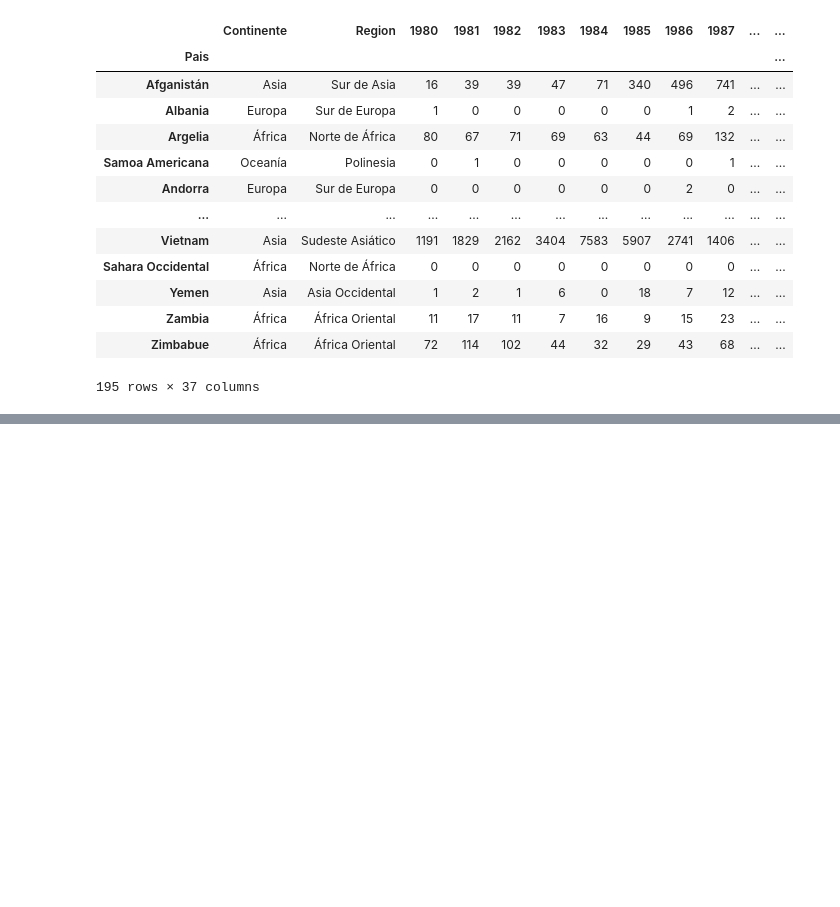
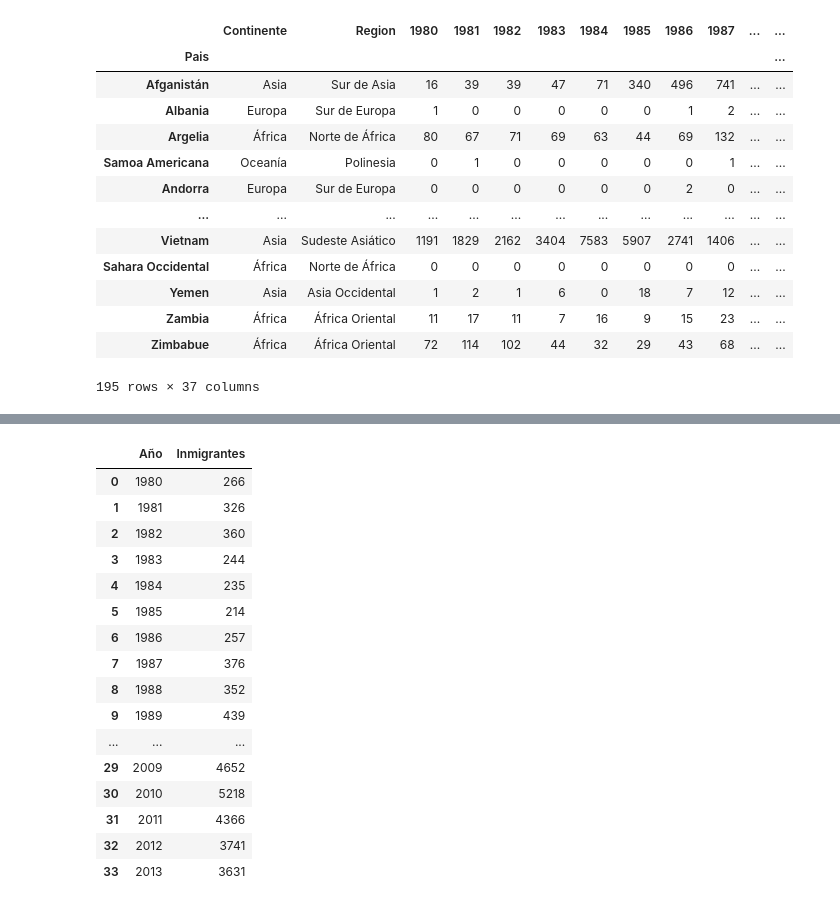
Before and after one commit to JorgeAccardi/cienciadedatos, a Jupyter notebook: Desafío_comparando_tendencias_migratorias.ipynb, the cells around one changed output, grey strips where cells are left out. Saved outputs shown, nothing was run; the diff lists cells and outputs as text; code cells hidden in the pictures; blank space fills up the shorter version.

```diff
--- a/Desafío_comparando_tendencias_migratorias.ipynb
+++ b/Desafío_comparando_tendencias_migratorias.ipynb
@@ -61,3 +61,5 @@ df
 | Zambia | África | África Oriental | 11 | 17 | 11 | 7 | 16 | 9 | 15 | 23 | ... | ... |
 | Zimbabue | África | África Oriental | 72 | 114 | 102 | 44 | 32 | 29 | 43 | 68 | ... | ... |
 195 rows × 37 columns
+# %%
+anos = list(map(str, range(1980, 2014)))
@@ -63,0 +86,2 @@ df
+# %%
+colombia = df.loc['Colombia', anos]
@@ -63,0 +109,3 @@ df
+# %%
+col_dict = {'Año': colombia.index.tolist(),
+            'Inmigrantes': colombia.values.tolist()}
@@ -63,0 +132,22 @@ df
+# %%
+datos_col = pd.DataFrame(col_dict)
+# %%
+datos_col
+# %% [output]
+|  | Año | Inmigrantes |
+| 0 | 1980 | 266 |
+| 1 | 1981 | 326 |
+| 2 | 1982 | 360 |
+| 3 | 1983 | 244 |
+| 4 | 1984 | 235 |
+| 5 | 1985 | 214 |
+| 6 | 1986 | 257 |
+| 7 | 1987 | 376 |
+| 8 | 1988 | 352 |
+| 9 | 1989 | 439 |
+| ... | ... | ... |
+| 29 | 2009 | 4652 |
+| 30 | 2010 | 5218 |
+| 31 | 2011 | 4366 |
+| 32 | 2012 | 3741 |
+| 33 | 2013 | 3631 |
```
Also changed, not shown: parts of 4 cells of this notebook.
